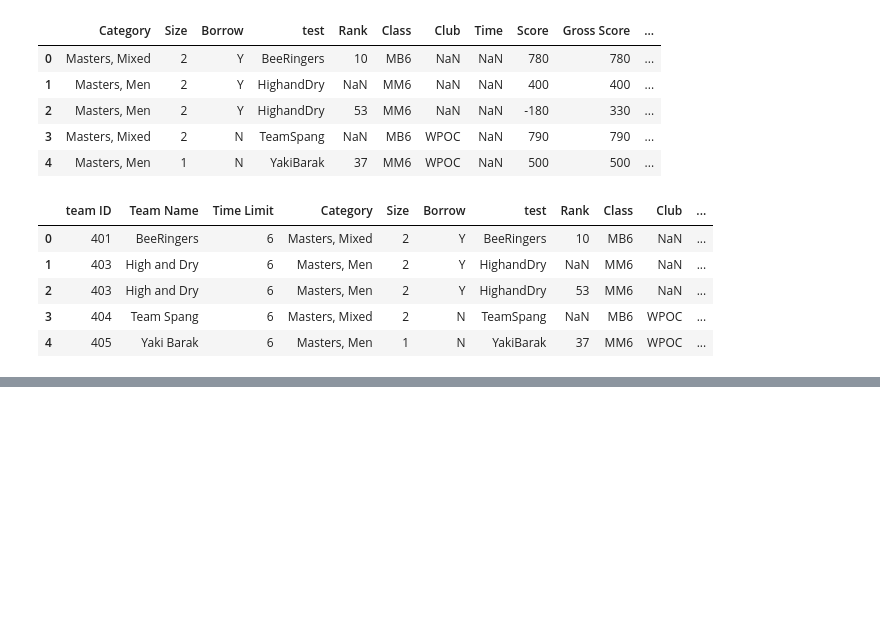
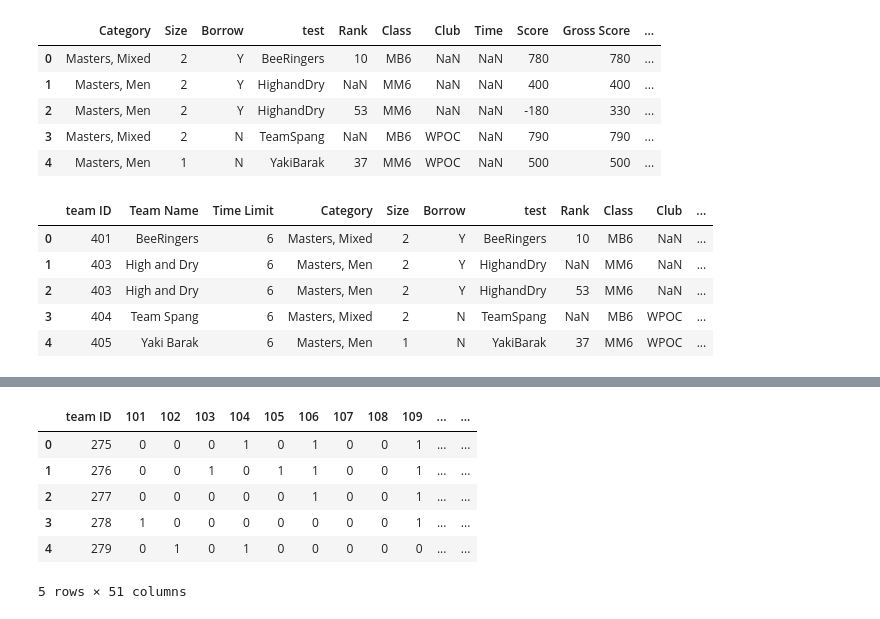
Before and after one commit to PatJByrne/msd_project, a Jupyter notebook: Clean Data.ipynb, the cells around one changed output, grey strips where cells are left out. Drawn from its saved outputs; the diff is of its cells as text; code cells hidden in the pictures; blank space fills up the shorter version.

Commit message:
Cleaned data and setup to use in linear model

```diff
--- a/Clean Data.ipynb
+++ b/Clean Data.ipynb
@@ -134,0 +178,3 @@ test_df.head()
+# %%
+checkpoints_by_team = route_df.dropna().groupby('team ID')['Checkpoint'].apply(lambda x: x.tolist())
+len(checkpoints_by_team.index)
@@ -134,0 +183,3 @@ test_df.head()
+# %%
+checkpoint_array = np.zeros((70,51))
+checkpoint_array
@@ -134,0 +194,10 @@ test_df.head()
+# %%
+
+for i,teamID in enumerate(checkpoints_by_team.keys()):
+    checkpoint_array[i,0] = np.int(teamID)
+    for checkpoint in checkpoints_by_team[teamID]:
+        if checkpoint =='F' or checkpoint == 'nan':
+            continue
+        idx = np.int(checkpoint) - 100
+        checkpoint_array[i, idx] = 1
+    #print(teamID, checkpoints_by_team[teamID])
@@ -134,0 +214,14 @@ test_df.head()
+# %%
+columns = ['team ID',]
+columns.extend([ '{}'.format(x) for x in np.arange(101,151)])
+checkpoint_df = pd.DataFrame.from_records(checkpoint_array, columns=columns)
+# %%
+checkpoint_df.head()
+# %% [output]
+|  | team ID | 101 | 102 | 103 | 104 | 105 | 106 | 107 | 108 | 109 | ... | ... |
+| 0 | 275 | 0 | 0 | 0 | 1 | 0 | 1 | 0 | 0 | 1 | ... | ... |
+| 1 | 276 | 0 | 0 | 1 | 0 | 1 | 1 | 0 | 0 | 1 | ... | ... |
+| 2 | 277 | 0 | 0 | 0 | 0 | 0 | 1 | 0 | 0 | 1 | ... | ... |
+| 3 | 278 | 1 | 0 | 0 | 0 | 0 | 0 | 0 | 0 | 1 | ... | ... |
+| 4 | 279 | 0 | 1 | 0 | 1 | 0 | 0 | 0 | 0 | 0 | ... | ... |
+5 rows × 51 columns
```
Also changed, not shown: parts of 23 cells of this notebook.
